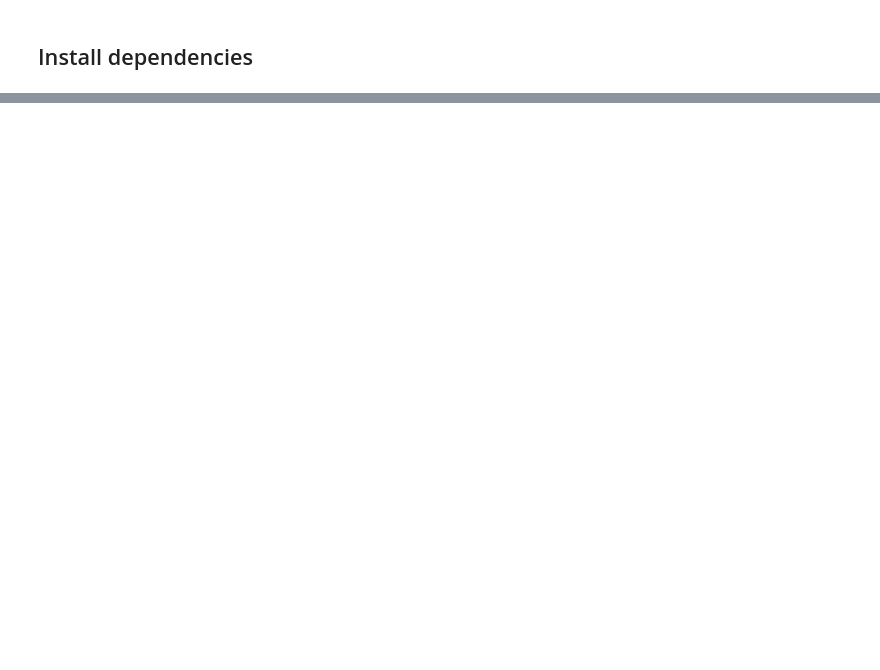
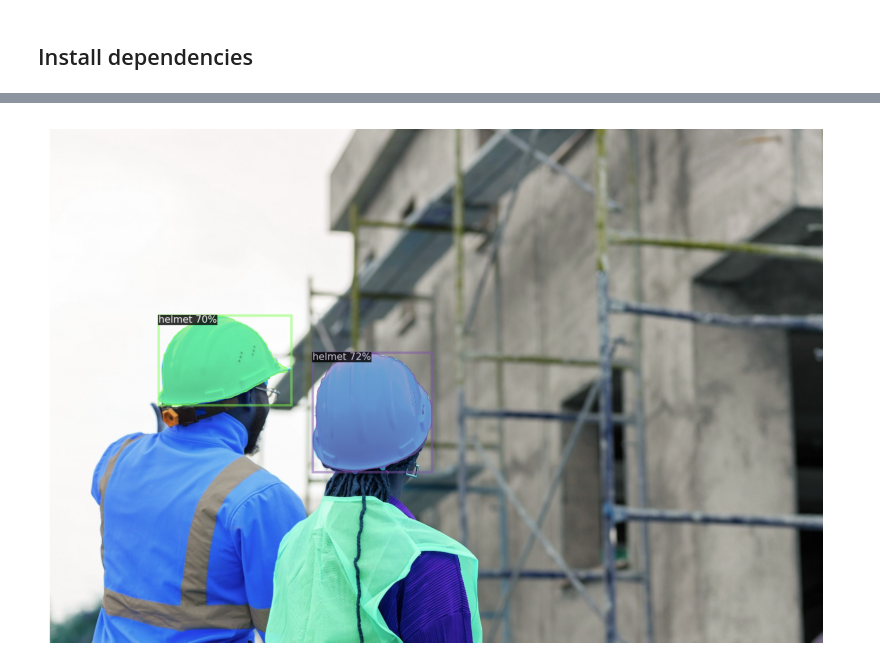
Before and after one commit to Kickstartai-product/kai-tutorials, a Jupyter notebook: tutorials/efficient_image_annotation_with_Detic/showcase_image_annotation_with_detic.ipynb, the cells around one changed output, grey strips where cells are left out. Drawn from its saved outputs; the diff is of its cells as text; code cells hidden in the pictures; blank space fills up the shorter version.

```diff
--- a/tutorials/efficient_image_annotation_with_Detic/showcase_image_annotation_with_detic.ipynb
+++ b/tutorials/efficient_image_annotation_with_Detic/showcase_image_annotation_with_detic.ipynb
@@ -33,0 +49,15 @@ Requirement already satisfied: certifi>=2017.4.17 in /usr/local/lib/python3.10/d
+# %%
+original_dir = os.getcwd()
+
+sys.path.insert(0, original_dir + "/Detic/third_party/CenterNet2/")
+sys.path.insert(0, original_dir + "/Detic/")
+
+os.chdir(os.path.join(original_dir, "Detic"))
+
+sys.path.insert(0, 'third_party/CenterNet2/')
+from centernet.config import add_centernet_config
+from detic.config import add_detic_config
+from detic.modeling.utils import reset_cls_test
+from detic.modeling.text.text_encoder import build_text_encoder
+
+os.chdir(original_dir)
@@ -33,0 +161,3 @@ Requirement already satisfied: certifi>=2017.4.17 in /usr/local/lib/python3.10/d
+# %%
+image_file = "/content/drive/MyDrive/helmets.png"
+labels_to_detect = ["helmet"]
@@ -33,0 +166,5 @@ Requirement already satisfied: certifi>=2017.4.17 in /usr/local/lib/python3.10/d
+# %%
+ # initialize DETIC
+device = "cuda" if torch.cuda.is_available() else "cpu"
+
+detector = DeticDetector(vocabulary=labels_to_detect, device=device)
@@ -33,0 +201,10 @@ Requirement already satisfied: certifi>=2017.4.17 in /usr/local/lib/python3.10/d
+# %%
+ # Generate DETIC visualization
+results = detector.visualize(image_file)
+
+plt.figure(figsize=(10, 10))
+plt.imshow(results)
+plt.axis("off")
+plt.show()
+# %% [output]
+[figure, added]
```
Also changed, not shown: parts of 15 cells of this notebook, 3 other files.
